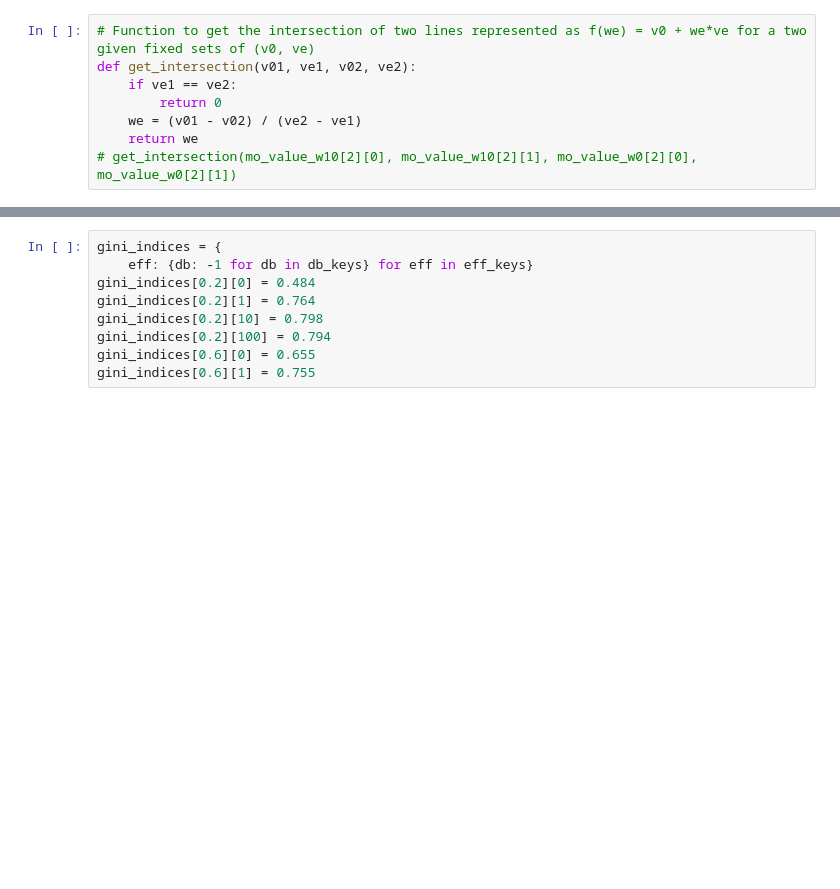
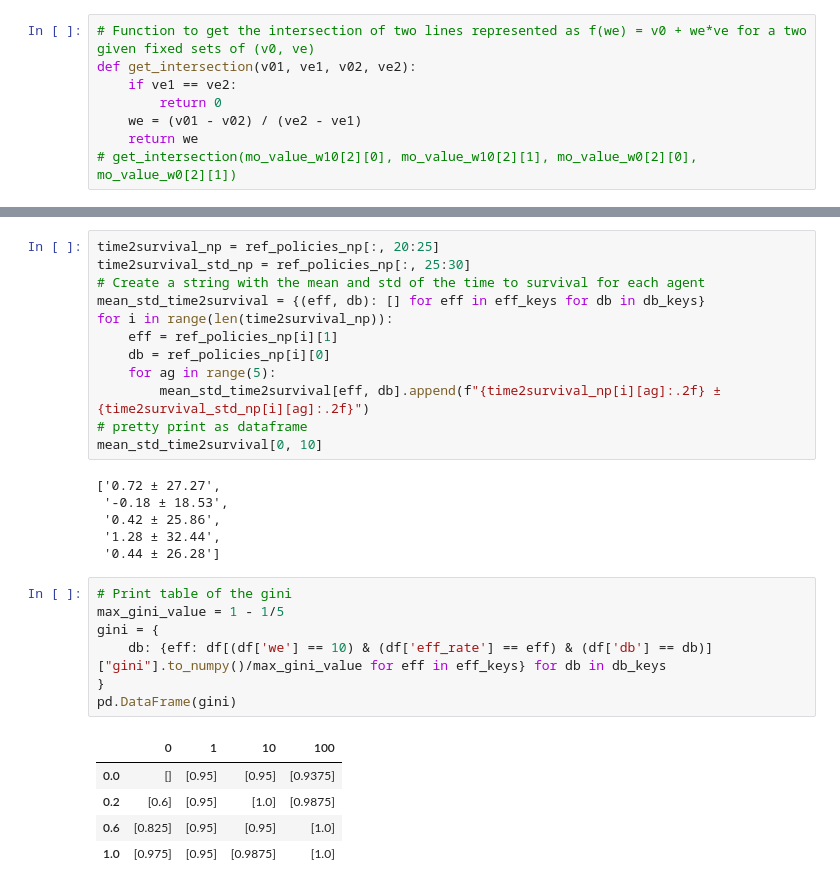
Before and after one commit to maymac00/MAEGG_IPPO, a Jupyter notebook: ols_visualize.ipynb, the cells around one changed output, grey strips where cells are left out. Drawn from its saved outputs; the diff is of its cells as text; blank space fills up the shorter version.

```diff
--- a/ols_visualize.ipynb
+++ b/ols_visualize.ipynb
@@ -145,9 +230,31 @@ print(get_intersection(p1[0], p1[1], p2[0], p2[1]))
+# %%
+time2survival_np = ref_policies_np[:, 20:25]
+time2survival_std_np = ref_policies_np[:, 25:30]
+# Create a string with the mean and std of the time to survival for each agent
+mean_std_time2survival = {(eff, db): [] for eff in eff_keys for db in db_keys}
+for i in range(len(time2survival_np)):
+    eff = ref_policies_np[i][1]
+    db = ref_policies_np[i][0]
+    for ag in range(5):
+        mean_std_time2survival[eff, db].append(f"{time2survival_np[i][ag]:.2f} ± {time2survival_std_np[i][ag]:.2f}")
+# pretty print as dataframe
+mean_std_time2survival[0, 10]
+# %% [output]
+['0.72 ± 27.27',
+ '-0.18 ± 18.53',
+ '0.42 ± 25.86',
+ '1.28 ± 32.44',
+ '0.44 ± 26.28']
 # %%
-gini_indices = {
-    eff: {db: -1 for db in db_keys} for eff in eff_keys}
-gini_indices[0.2][0] = 0.484
-gini_indices[0.2][1] = 0.764
-gini_indices[0.2][10] = 0.798
-gini_indices[0.2][100] = 0.794
-gini_indices[0.6][0] = 0.655
-gini_indices[0.6][1] = 0.755
+# Print table of the gini
+max_gini_value = 1 - 1/5
+gini = {
+    db: {eff: df[(df['we'] == 10) & (df['eff_rate'] == eff) & (df['db'] == db)]["gini"].to_numpy()/max_gini_value for eff in eff_keys} for db in db_keys
+}
+pd.DataFrame(gini)
+# %% [output]
+|  | 0 | 1 | 10 | 100 |
+| 0.0 | [] | [0.95] | [0.95] | [0.9375] |
+| 0.2 | [0.6] | [0.95] | [1.0] | [0.9875] |
+| 0.6 | [0.825] | [0.95] | [0.95] | [1.0] |
+| 1.0 | [0.975] | [0.95] | [0.9875] | [1.0] |
```
Also changed, not shown: parts of 12 cells of this notebook, 2 other files.
